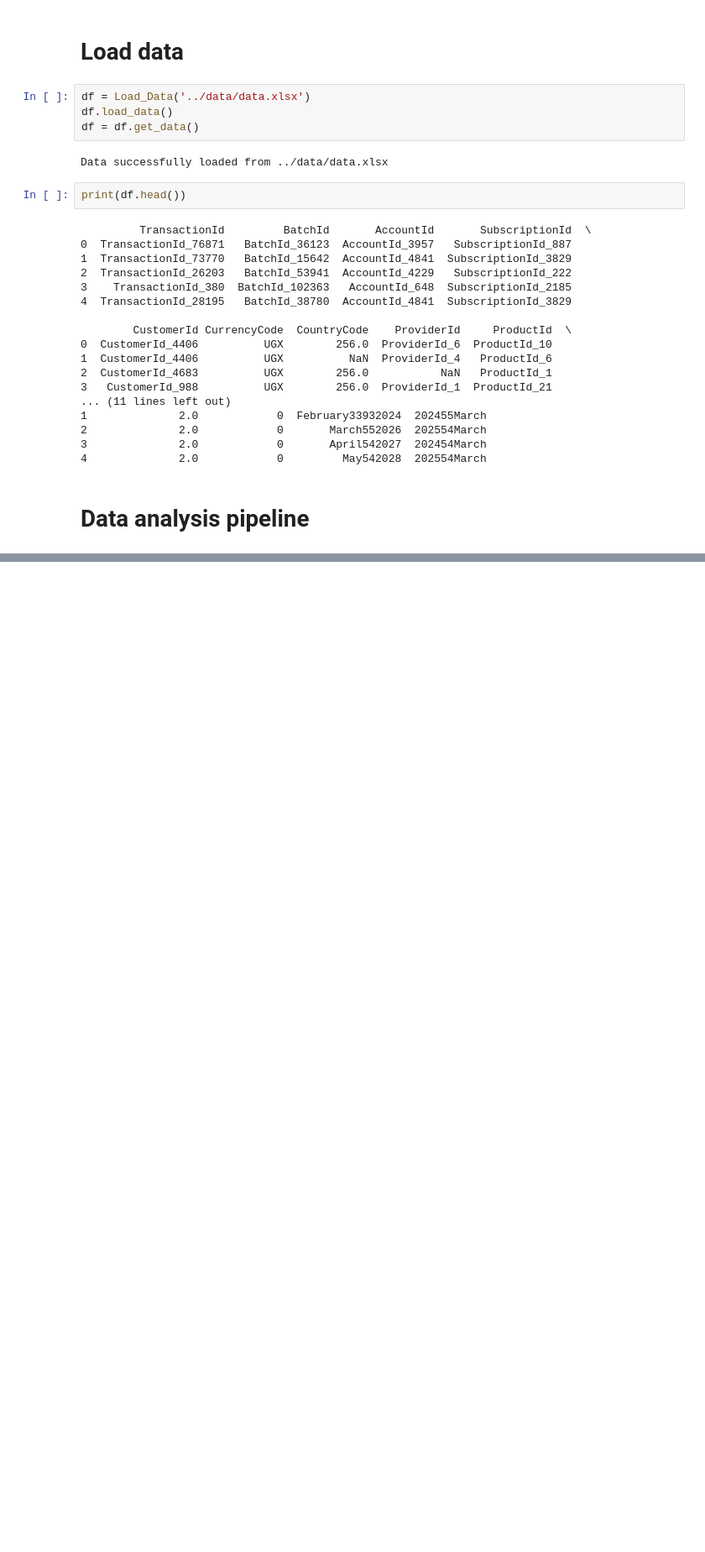
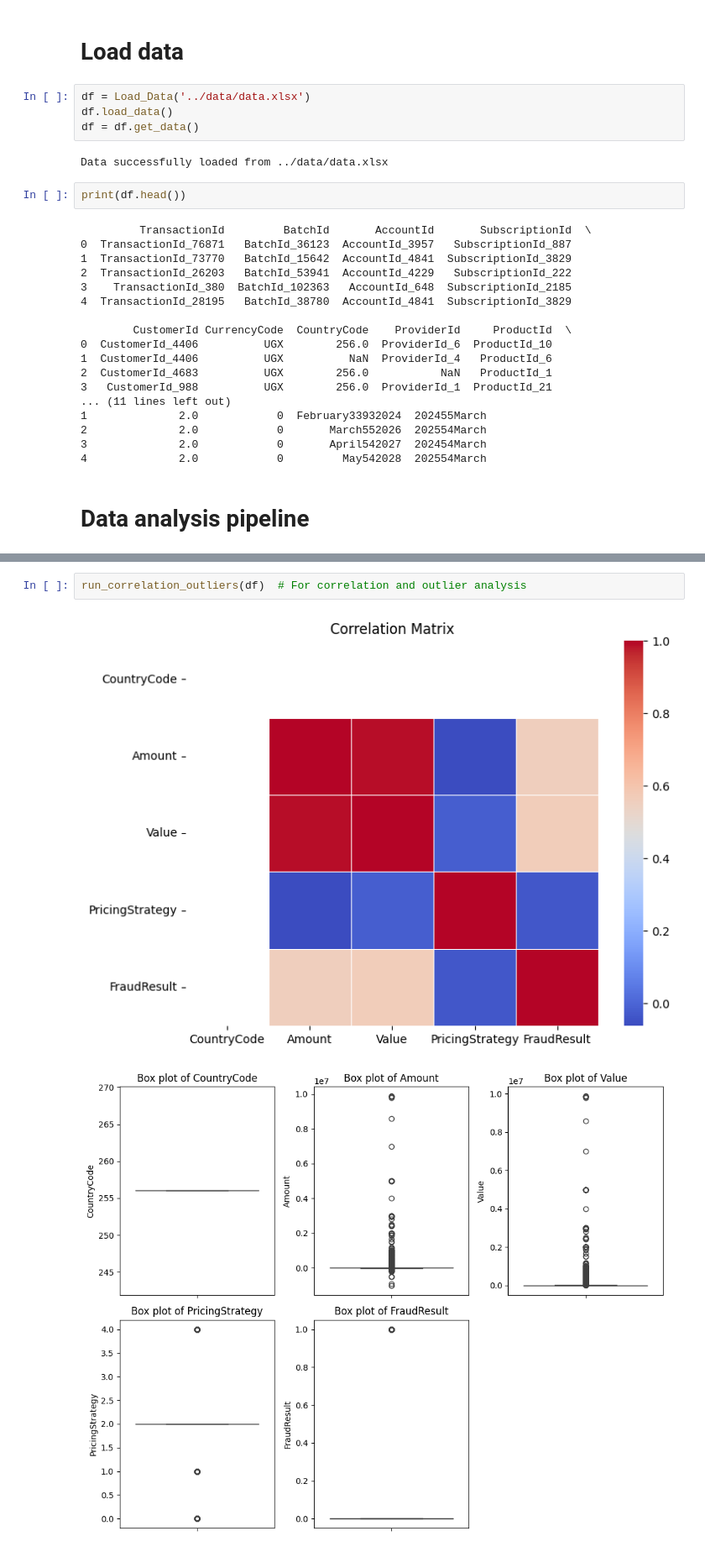
Before and after one commit to wubeabera123/Bati-bank-credit-scoring-model, a Jupyter notebook: notebooks/eda.ipynb, the cells around one changed output, grey strips where cells are left out. Shown: that part at 84% size. Cells and saved outputs as stored; diff of their text form; blank space fills up the shorter version.

```diff
--- a/notebooks/eda.ipynb
+++ b/notebooks/eda.ipynb
@@ -89,0 +92,5 @@ KeyboardInterrupt:
+# %%
+run_correlation_outliers(df)  # For correlation and outlier analysis
+# %% [output]
+[figure, added]
+[figure, added]
```
Also changed, not shown: parts of 5 cells of this notebook, 4 other files.
